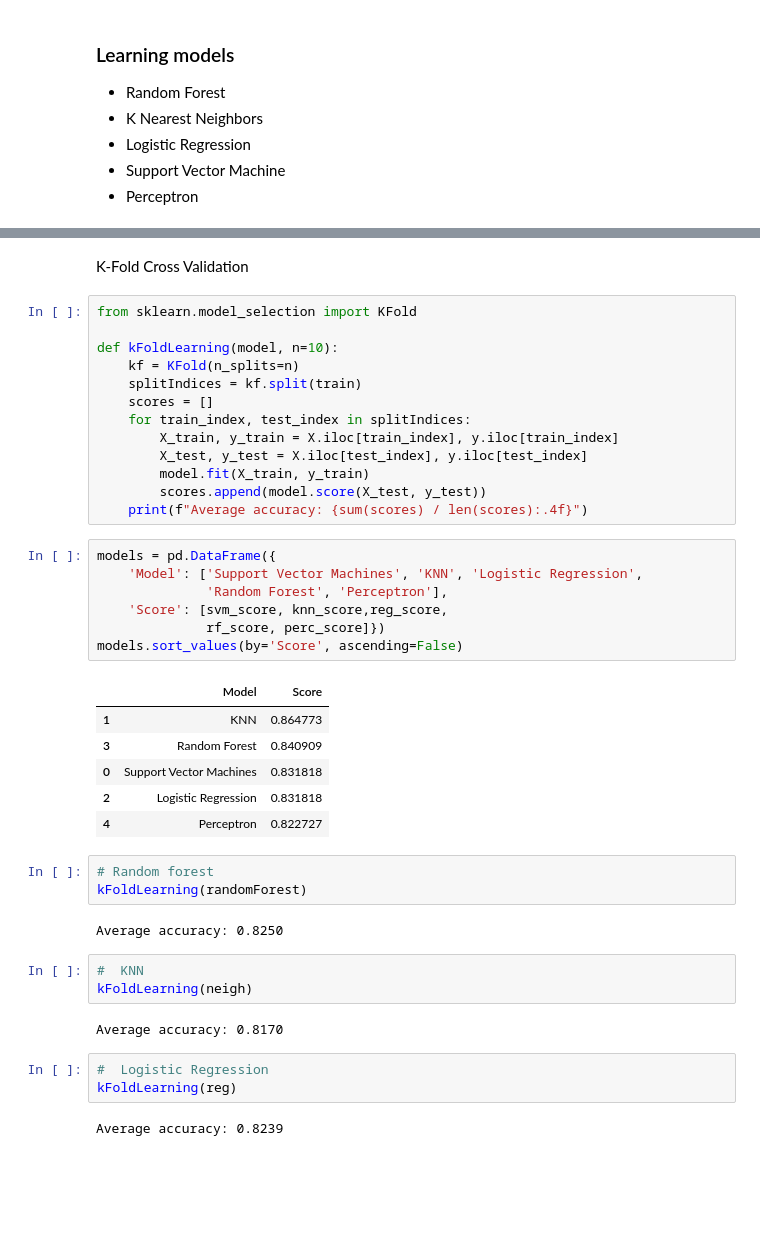
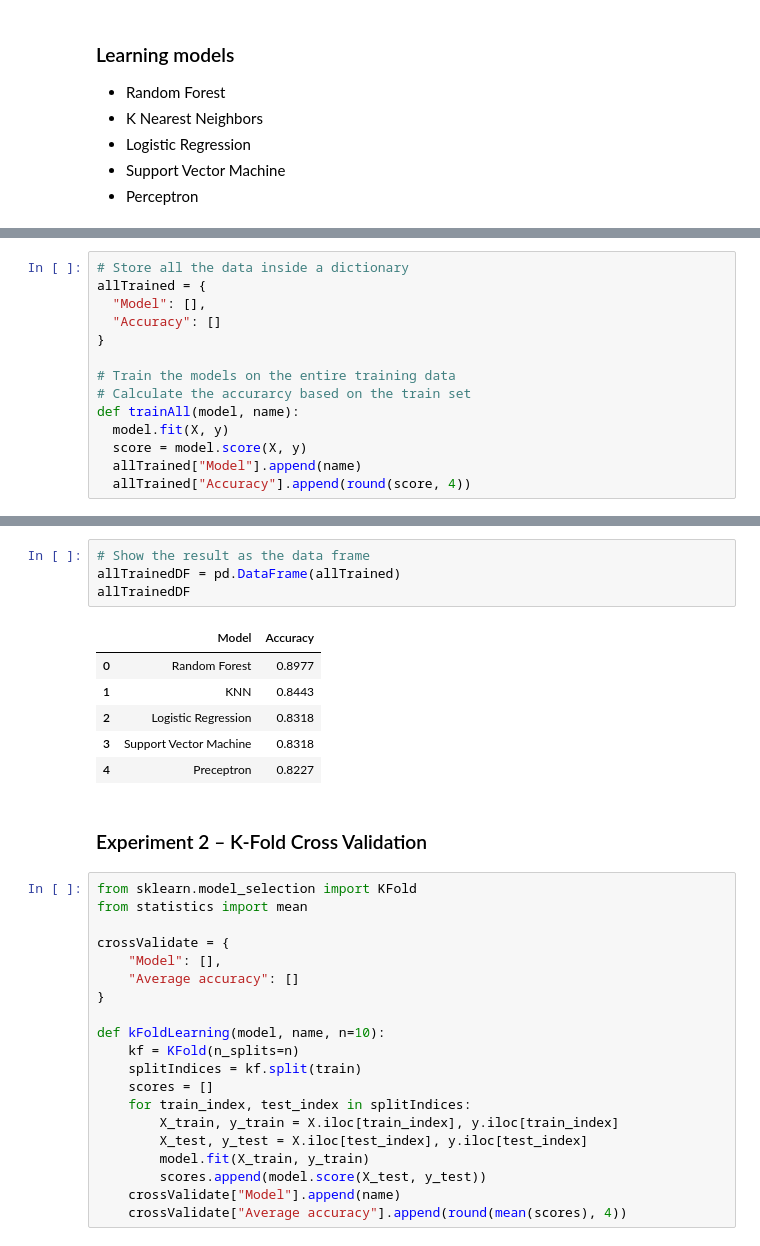
Before and after one commit to jmateo27/Titanic-Project, a Jupyter notebook: titanic.ipynb, the cells around one changed output, grey strips where cells are left out. Saved outputs shown, nothing was run; the diff lists cells and outputs as text; blank space fills up the shorter version.

```diff
--- a/titanic.ipynb
+++ b/titanic.ipynb
@@ -583,0 +548,14 @@ Accuracy 0.8227
+# %%
+# Store all the data inside a dictionary
+allTrained = {
+  "Model": [],
+  "Accuracy": []
+}
+
+# Train the models on the entire training data
+# Calculate the accurarcy based on the train set
+def trainAll(model, name):
+  model.fit(X, y)
+  score = model.score(X, y)
+  allTrained["Model"].append(name)
+  allTrained["Accuracy"].append(round(score, 4))
@@ -584,9 +577,26 @@ Accuracy 0.8227
+# %%
+# Show the result as the data frame
+allTrainedDF = pd.DataFrame(allTrained)
+allTrainedDF
+# %% [output]
+|  | Model | Accuracy |
+| 0 | Random Forest | 0.8977 |
+| 1 | KNN | 0.8443 |
+| 2 | Logistic Regression | 0.8318 |
+| 3 | Support Vector Machine | 0.8318 |
+| 4 | Preceptron | 0.8227 |
 # %% [markdown]
-K-Fold Cross Validation
+### Experiment 2 – K-Fold Cross Validation
 # %%
 from sklearn.model_selection import KFold
+from statistics import mean
 
-def kFoldLearning(model, n=10):
+crossValidate = {
+    "Model": [],
+    "Average accuracy": []
+}
+
+def kFoldLearning(model, name, n=10):
     kf = KFold(n_splits=n)
     splitIndices = kf.split(train)
     scores = []
@@ -595,33 +605,5 @@ def kFoldLearning(model, n=10):
         X_test, y_test = X.iloc[test_index], y.iloc[test_index]
         model.fit(X_train, y_train)
         scores.append(model.score(X_test, y_test))
-    print(f"Average accuracy: {sum(scores) / len(scores):.4f}")
+    crossValidate["Model"].append(name)
+    crossValidate["Average accuracy"].append(round(mean(scores), 4))
-# %%
-models = pd.DataFrame({
-    'Model': ['Support Vector Machines', 'KNN', 'Logistic Regression',
-              'Random Forest', 'Perceptron'],
-    'Score': [svm_score, knn_score,reg_score,
-              rf_score, perc_score]})
-models.sort_values(by='Score', ascending=False)
-# %% [output]
-|  | Model | Score |
-| 1 | KNN | 0.864773 |
-| 3 | Random Forest | 0.840909 |
-| 0 | Support Vector Machines | 0.831818 |
-| 2 | Logistic Regression | 0.831818 |
-| 4 | Perceptron | 0.822727 |
-# %%
-# Random forest
-kFoldLearning(randomForest)
-# %% [output]
-Average accuracy: 0.8250
-# %%
-#  KNN
-kFoldLearning(neigh)
-# %% [output]
-Average accuracy: 0.8170
-# %%
-#  Logistic Regression
-kFoldLearning(reg)
-# %% [output]
-Average accuracy: 0.8239
```
Also changed, not shown: parts of 12 cells of this notebook.
